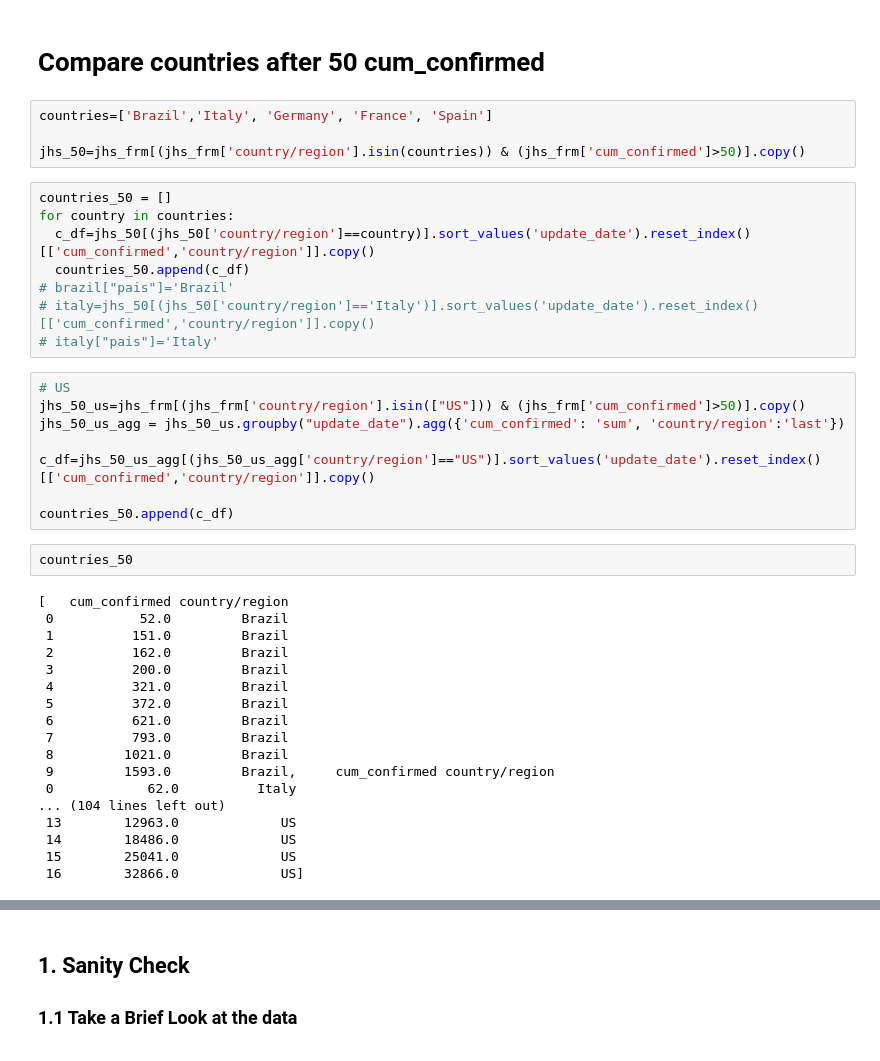
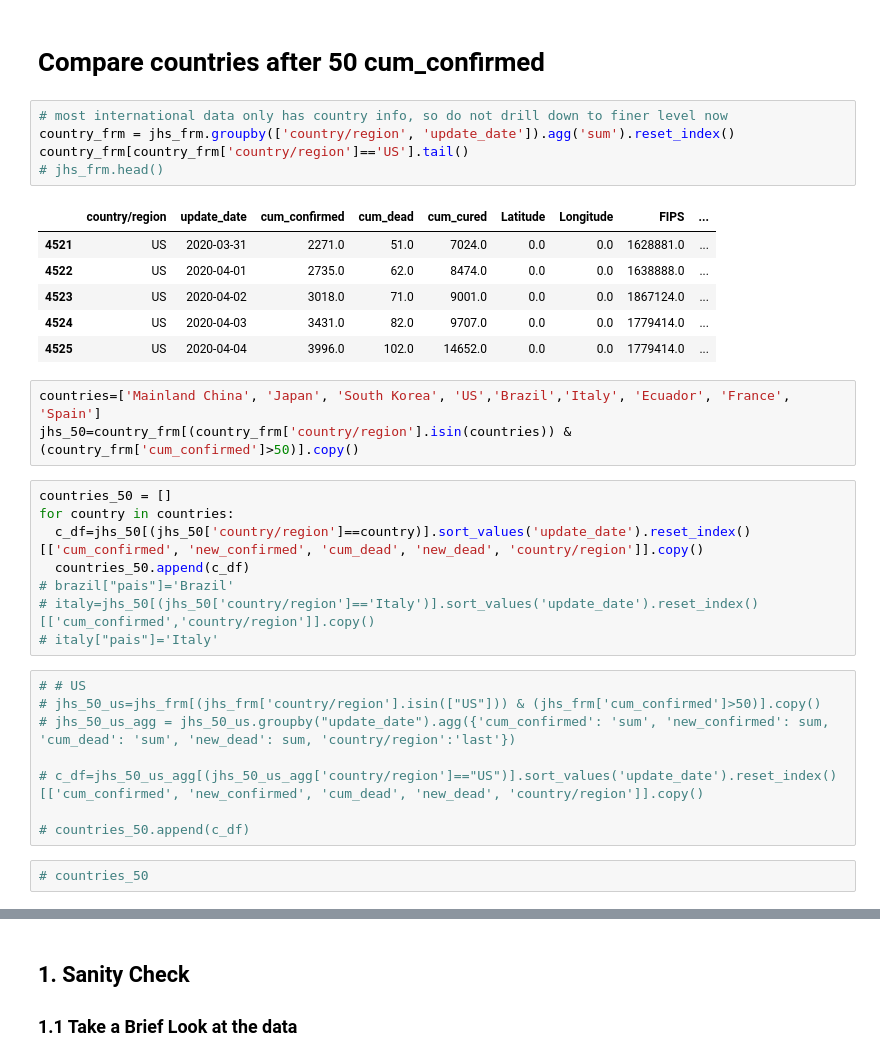
Before and after one commit to lmlima/nCov2019_analysis, a Jupyter notebook: src/international_colab.ipynb, the cells around one changed output, grey strips where cells are left out. Drawn from its saved outputs; the diff is of its cells as text.

```diff
--- a/src/international_colab.ipynb
+++ b/src/international_colab.ipynb
@@ -68,45 +136,38 @@ jhs_frm.tail()
 # %% [markdown]
 # Compare countries after 50 cum_confirmed
+# %%
+# most international data only has country info, so do not drill down to finer level now
+country_frm = jhs_frm.groupby(['country/region', 'update_date']).agg('sum').reset_index()
+country_frm[country_frm['country/region']=='US'].tail()
+# jhs_frm.head()
+# %% [output]
+|  | country/region | update_date | cum_confirmed | cum_dead | cum_cured | Latitude | Longitude | FIPS | ... |
+| 4521 | US | 2020-03-31 | 2271.0 | 51.0 | 7024.0 | 0.0 | 0.0 | 1628881.0 | ... |
+| 4522 | US | 2020-04-01 | 2735.0 | 62.0 | 8474.0 | 0.0 | 0.0 | 1638888.0 | ... |
+| 4523 | US | 2020-04-02 | 3018.0 | 71.0 | 9001.0 | 0.0 | 0.0 | 1867124.0 | ... |
+| 4524 | US | 2020-04-03 | 3431.0 | 82.0 | 9707.0 | 0.0 | 0.0 | 1779414.0 | ... |
+| 4525 | US | 2020-04-04 | 3996.0 | 102.0 | 14652.0 | 0.0 | 0.0 | 1779414.0 | ... |
 # %%
-countries=['Brazil','Italy', 'Germany', 'France', 'Spain']
-
-jhs_50=jhs_frm[(jhs_frm['country/region'].isin(countries)) & (jhs_frm['cum_confirmed']>50)].copy()
+countries=['Mainland China', 'Japan', 'South Korea', 'US','Brazil','Italy', 'Ecuador', 'France', 'Spain']
+jhs_50=country_frm[(country_frm['country/region'].isin(countries)) & (country_frm['cum_confirmed']>50)].copy()
 # %%
 countries_50 = []
 for country in countries:
-  c_df=jhs_50[(jhs_50['country/region']==country)].sort_values('update_date').reset_index()[['cum_confirmed','country/region']].copy()
+  c_df=jhs_50[(jhs_50['country/region']==country)].sort_values('update_date').reset_index()[['cum_confirmed', 'new_confirmed', 'cum_dead', 'new_dead', 'country/region']].copy()
   countries_50.append(c_df)
 # brazil["pais"]='Brazil'
 # italy=jhs_50[(jhs_50['country/region']=='Italy')].sort_values('update_date').reset_index()[['cum_confirmed','country/region']].copy()
 # italy["pais"]='Italy'
 # %%
-# US
-jhs_50_us=jhs_frm[(jhs_frm['country/region'].isin(["US"])) & (jhs_frm['cum_confirmed']>50)].copy()
-jhs_50_us_agg = jhs_50_us.groupby("update_date").agg({'cum_confirmed': 'sum', 'country/region':'last'})
+# # US
+# jhs_50_us=jhs_frm[(jhs_frm['country/region'].isin(["US"])) & (jhs_frm['cum_confirmed']>50)].copy()
+# jhs_50_us_agg = jhs_50_us.groupby("update_date").agg({'cum_confirmed': 'sum', 'new_confirmed': sum, 'cum_dead': 'sum', 'new_dead': sum, 'country/region':'last'})
 
-c_df=jhs_50_us_agg[(jhs_50_us_agg['country/region']=="US")].sort_values('update_date').reset_index()[['cum_confirmed','country/region']].copy()
+# c_df=jhs_50_us_agg[(jhs_50_us_agg['country/region']=="US")].sort_values('update_date').reset_index()[['cum_confirmed', 'new_confirmed', 'cum_dead', 'new_dead', 'country/region']].copy()
 
-countries_50.append(c_df)
+# countries_50.append(c_df)
-# %%
-countries_50
-# %% [output]
-[   cum_confirmed country/region
- 0           52.0         Brazil
- 1          151.0         Brazil
- 2          162.0         Brazil
- 3          200.0         Brazil
- 4          321.0         Brazil
- 5          372.0         Brazil
- 6          621.0         Brazil
- 7          793.0         Brazil
- 8         1021.0         Brazil
- 9         1593.0         Brazil,     cum_confirmed country/region
- 0            62.0          Italy
-... (104 lines left out)
- 13        12963.0             US
- 14        18486.0             US
- 15        25041.0             US
- 16        32866.0             US]
+# %%
+# countries_50
 # %%
 df=pd.concat(countries_50).reset_index().copy()
 df["log_cum_confirmed"]=np.log(df['cum_confirmed'])
```
Also changed, not shown: parts of 31 cells of this notebook.
